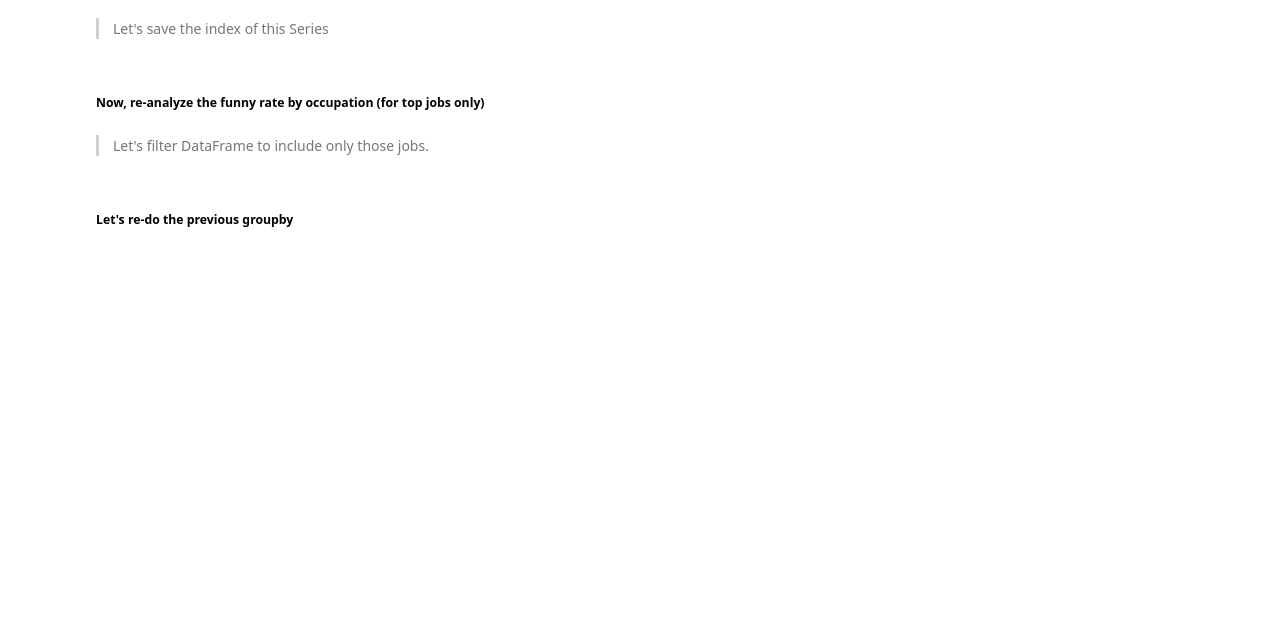
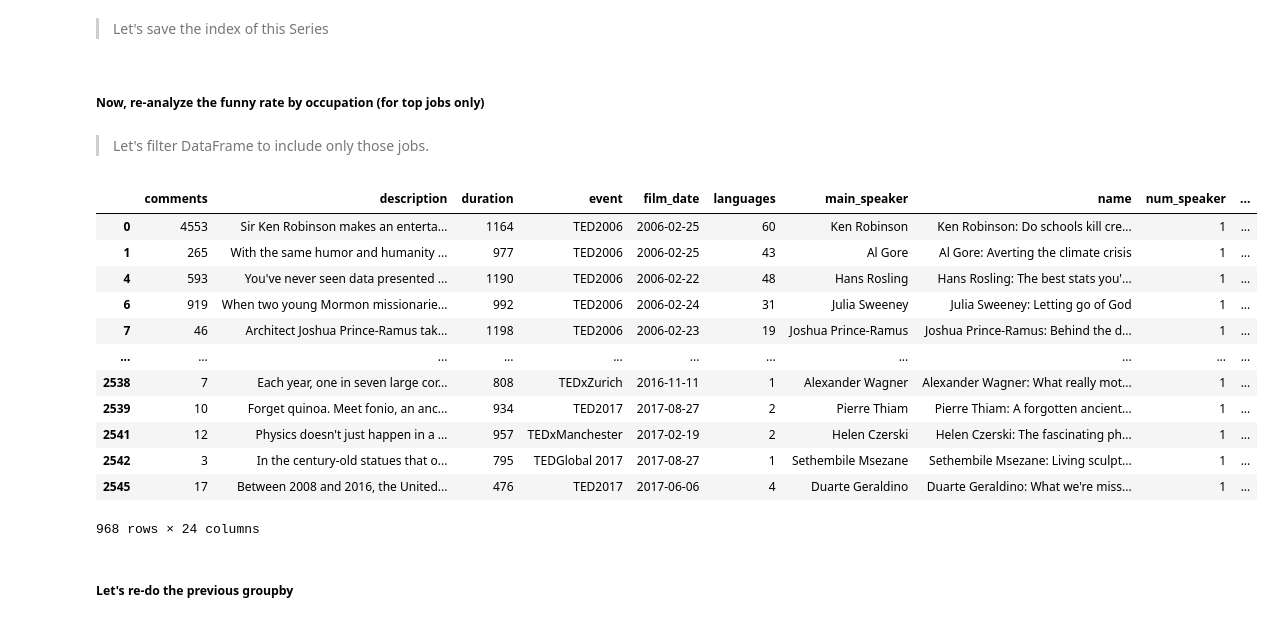
Before and after one commit to changjulian17/qf627, a Jupyter notebook: Lesson 1/problem_set_1/QF627_Problem_Set_1.ipynb, the cells around one changed output. Cells and saved outputs as stored; diff of their text form; code cells hidden in the pictures; blank space fills up the shorter version.

```diff
--- a/Lesson 1/problem_set_1/QF627_Problem_Set_1.ipynb
+++ b/Lesson 1/problem_set_1/QF627_Problem_Set_1.ipynb
@@ -1021,2 +1090,4 @@ df_funny.head()
+# %%
+occupations = df_funny['clean_occupation'].value_counts(dropna=False).sort_values()
 # %% [markdown]
 ##### Let's take a look at jobs which appear at least 5 times
@@ -1023,8 +1110,26 @@ df_funny.head()
 # %% [markdown]
 > Let's save the index of this Series
+# %%
+top_occupations = occupations.where(occupations > 5).dropna()
 # %% [markdown]
 ##### Now, re-analyze the funny rate by occupation (for top jobs only)
 # %% [markdown]
 > Let's filter DataFrame to include only those jobs.
+# %%
+df_funny[df_funny['clean_occupation'].isin(top_occupations.index)]
+# %% [output]
+|  | comments | description | duration | event | film_date | languages | main_speaker | name | num_speaker | ... |
+| 0 | 4553 | Sir Ken Robinson makes an enterta... | 1164 | TED2006 | 2006-02-25 | 60 | Ken Robinson | Ken Robinson: Do schools kill cre... | 1 | ... |
+| 1 | 265 | With the same humor and humanity ... | 977 | TED2006 | 2006-02-25 | 43 | Al Gore | Al Gore: Averting the climate crisis | 1 | ... |
+| 4 | 593 | You've never seen data presented ... | 1190 | TED2006 | 2006-02-22 | 48 | Hans Rosling | Hans Rosling: The best stats you'... | 1 | ... |
+| 6 | 919 | When two young Mormon missionarie... | 992 | TED2006 | 2006-02-24 | 31 | Julia Sweeney | Julia Sweeney: Letting go of God | 1 | ... |
+| 7 | 46 | Architect Joshua Prince-Ramus tak... | 1198 | TED2006 | 2006-02-23 | 19 | Joshua Prince-Ramus | Joshua Prince-Ramus: Behind the d... | 1 | ... |
+| ... | ... | ... | ... | ... | ... | ... | ... | ... | ... | ... |
+| 2538 | 7 | Each year, one in seven large cor... | 808 | TEDxZurich | 2016-11-11 | 1 | Alexander Wagner | Alexander Wagner: What really mot... | 1 | ... |
+| 2539 | 10 | Forget quinoa. Meet fonio, an anc... | 934 | TED2017 | 2017-08-27 | 2 | Pierre Thiam | Pierre Thiam: A forgotten ancient... | 1 | ... |
+| 2541 | 12 | Physics doesn't just happen in a ... | 957 | TEDxManchester | 2017-02-19 | 2 | Helen Czerski | Helen Czerski: The fascinating ph... | 1 | ... |
+| 2542 | 3 | In the century-old statues that o... | 795 | TEDGlobal 2017 | 2017-08-27 | 1 | Sethembile Msezane | Sethembile Msezane: Living sculpt... | 1 | ... |
+| 2545 | 17 | Between 2008 and 2016, the United... | 476 | TED2017 | 2017-06-06 | 4 | Duarte Geraldino | Duarte Geraldino: What we're miss... | 1 | ... |
+968 rows × 24 columns
 # %% [markdown]
 ##### Let's re-do the previous groupby
```
Also changed, not shown: parts of 19 cells of this notebook.
